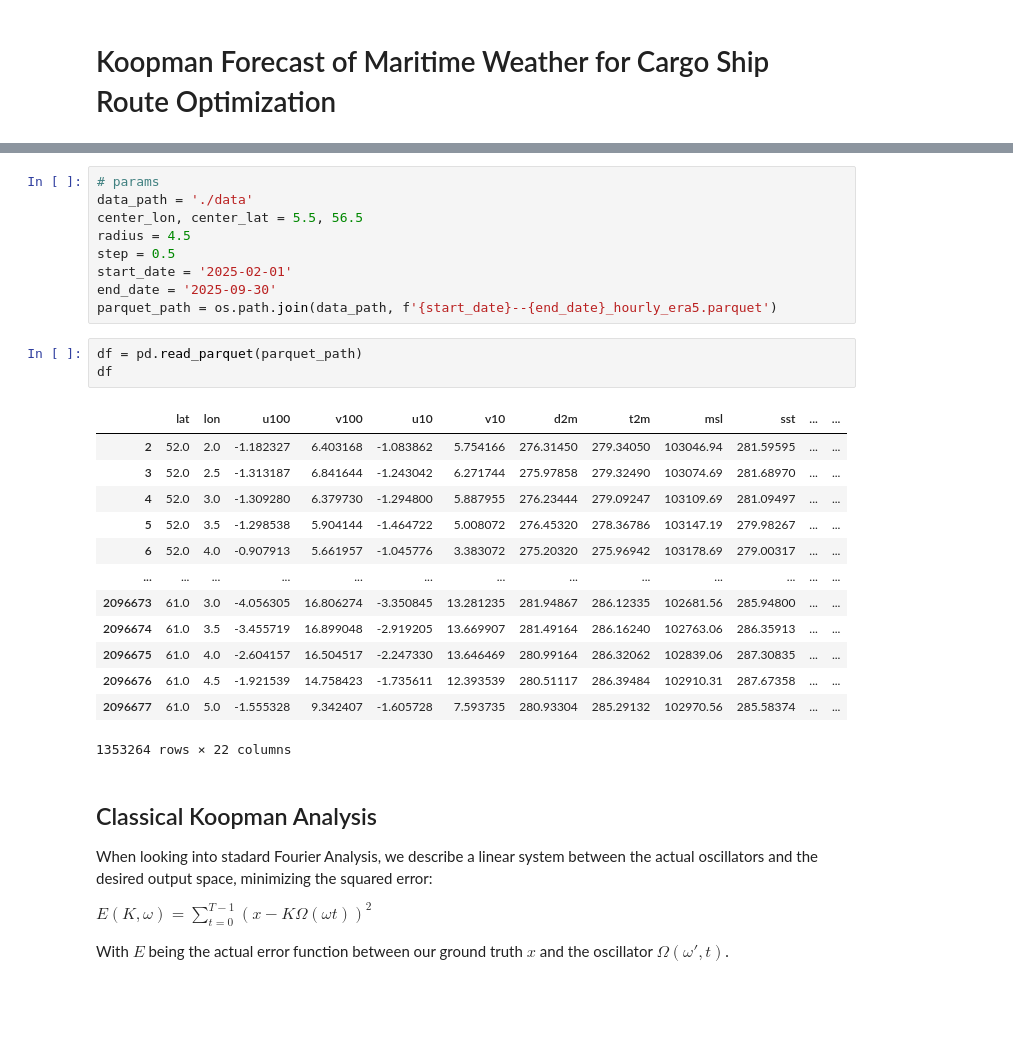
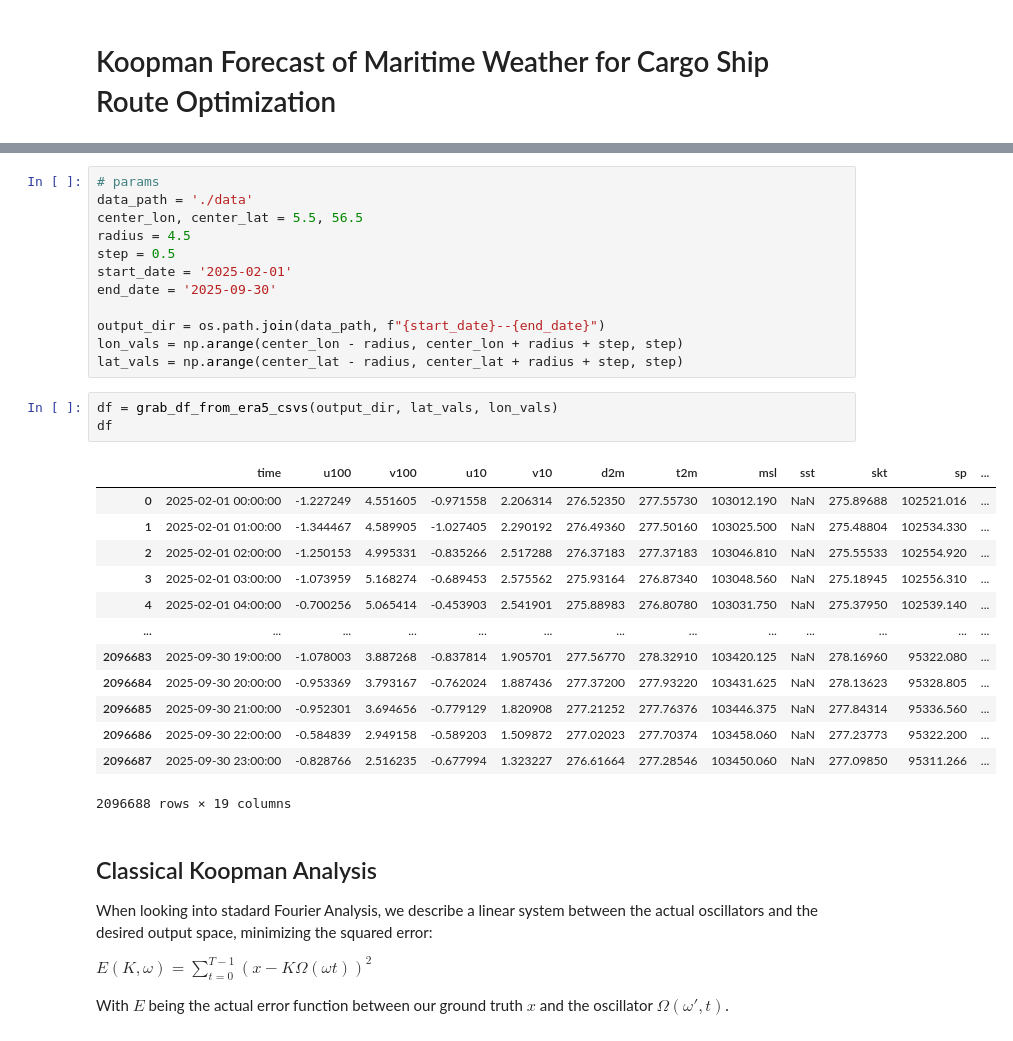
Before and after one commit to markusMM/deep_koopmann_simulation, a Jupyter notebook: notebooks/hamburg_harbor_Koopman.ipynb, the cells around one changed output, grey strips where cells are left out. Cells and saved outputs as stored; diff of their text form; blank space fills up the shorter version.

```diff
--- a/notebooks/hamburg_harbor_Koopman.ipynb
+++ b/notebooks/hamburg_harbor_Koopman.ipynb
@@ -48,24 +49,27 @@ radius = 4.5
 step = 0.5
 start_date = '2025-02-01'
 end_date = '2025-09-30'
-parquet_path = os.path.join(data_path, f'{start_date}--{end_date}_hourly_era5.parquet')
+
+output_dir = os.path.join(data_path, f"{start_date}--{end_date}")
+lon_vals = np.arange(center_lon - radius, center_lon + radius + step, step)
+lat_vals = np.arange(center_lat - radius, center_lat + radius + step, step)
 # %%
-df = pd.read_parquet(parquet_path)
+df = grab_df_from_era5_csvs(output_dir, lat_vals, lon_vals)
 df
 # %% [output]
-|  | lat | lon | u100 | v100 | u10 | v10 | d2m | t2m | msl | sst | ... | ... |
-| 2 | 52.0 | 2.0 | -1.182327 | 6.403168 | -1.083862 | 5.754166 | 276.31450 | 279.34050 | 103046.94 | 281.59595 | ... | ... |
-| 3 | 52.0 | 2.5 | -1.313187 | 6.841644 | -1.243042 | 6.271744 | 275.97858 | 279.32490 | 103074.69 | 281.68970 | ... | ... |
-| 4 | 52.0 | 3.0 | -1.309280 | 6.379730 | -1.294800 | 5.887955 | 276.23444 | 279.09247 | 103109.69 | 281.09497 | ... | ... |
-| 5 | 52.0 | 3.5 | -1.298538 | 5.904144 | -1.464722 | 5.008072 | 276.45320 | 278.36786 | 103147.19 | 279.98267 | ... | ... |
-| 6 | 52.0 | 4.0 | -0.907913 | 5.661957 | -1.045776 | 3.383072 | 275.20320 | 275.96942 | 103178.69 | 279.00317 | ... | ... |
+|  | time | u100 | v100 | u10 | v10 | d2m | t2m | msl | sst | skt | sp | ... |
+| 0 | 2025-02-01 00:00:00 | -1.227249 | 4.551605 | -0.971558 | 2.206314 | 276.52350 | 277.55730 | 103012.190 | NaN | 275.89688 | 102521.016 | ... |
+| 1 | 2025-02-01 01:00:00 | -1.344467 | 4.589905 | -1.027405 | 2.290192 | 276.49360 | 277.50160 | 103025.500 | NaN | 275.48804 | 102534.330 | ... |
+| 2 | 2025-02-01 02:00:00 | -1.250153 | 4.995331 | -0.835266 | 2.517288 | 276.37183 | 277.37183 | 103046.810 | NaN | 275.55533 | 102554.920 | ... |
+| 3 | 2025-02-01 03:00:00 | -1.073959 | 5.168274 | -0.689453 | 2.575562 | 275.93164 | 276.87340 | 103048.560 | NaN | 275.18945 | 102556.310 | ... |
+| 4 | 2025-02-01 04:00:00 | -0.700256 | 5.065414 | -0.453903 | 2.541901 | 275.88983 | 276.80780 | 103031.750 | NaN | 275.37950 | 102539.140 | ... |
 | ... | ... | ... | ... | ... | ... | ... | ... | ... | ... | ... | ... | ... |
-| 2096673 | 61.0 | 3.0 | -4.056305 | 16.806274 | -3.350845 | 13.281235 | 281.94867 | 286.12335 | 102681.56 | 285.94800 | ... | ... |
-| 2096674 | 61.0 | 3.5 | -3.455719 | 16.899048 | -2.919205 | 13.669907 | 281.49164 | 286.16240 | 102763.06 | 286.35913 | ... | ... |
-| 2096675 | 61.0 | 4.0 | -2.604157 | 16.504517 | -2.247330 | 13.646469 | 280.99164 | 286.32062 | 102839.06 | 287.30835 | ... | ... |
-| 2096676 | 61.0 | 4.5 | -1.921539 | 14.758423 | -1.735611 | 12.393539 | 280.51117 | 286.39484 | 102910.31 | 287.67358 | ... | ... |
-| 2096677 | 61.0 | 5.0 | -1.555328 | 9.342407 | -1.605728 | 7.593735 | 280.93304 | 285.29132 | 102970.56 | 285.58374 | ... | ... |
+| 2096683 | 2025-09-30 19:00:00 | -1.078003 | 3.887268 | -0.837814 | 1.905701 | 277.56770 | 278.32910 | 103420.125 | NaN | 278.16960 | 95322.080 | ... |
+| 2096684 | 2025-09-30 20:00:00 | -0.953369 | 3.793167 | -0.762024 | 1.887436 | 277.37200 | 277.93220 | 103431.625 | NaN | 278.13623 | 95328.805 | ... |
+| 2096685 | 2025-09-30 21:00:00 | -0.952301 | 3.694656 | -0.779129 | 1.820908 | 277.21252 | 277.76376 | 103446.375 | NaN | 277.84314 | 95336.560 | ... |
+| 2096686 | 2025-09-30 22:00:00 | -0.584839 | 2.949158 | -0.589203 | 1.509872 | 277.02023 | 277.70374 | 103458.060 | NaN | 277.23773 | 95322.200 | ... |
+| 2096687 | 2025-09-30 23:00:00 | -0.828766 | 2.516235 | -0.677994 | 1.323227 | 276.61664 | 277.28546 | 103450.060 | NaN | 277.09850 | 95311.266 | ... |
-1353264 rows × 22 columns
+2096688 rows × 19 columns
 # %% [markdown]
 ## Classical Koopman Analysis
 
```
Also changed, not shown: parts of 2 cells of this notebook, 2 other files.
